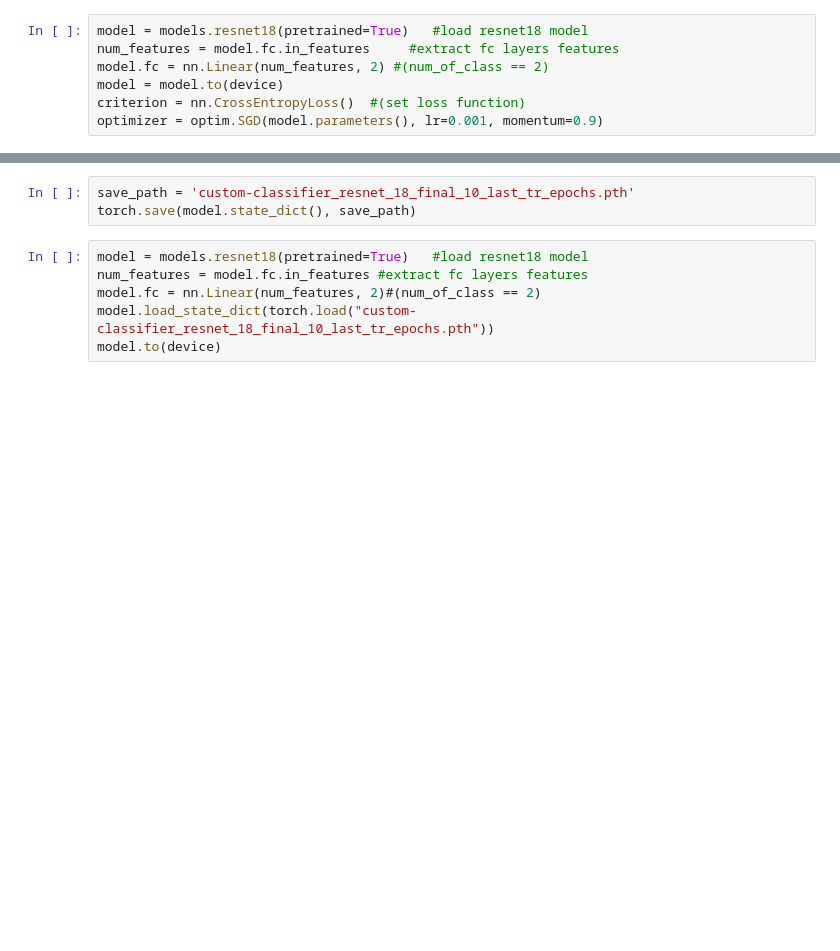
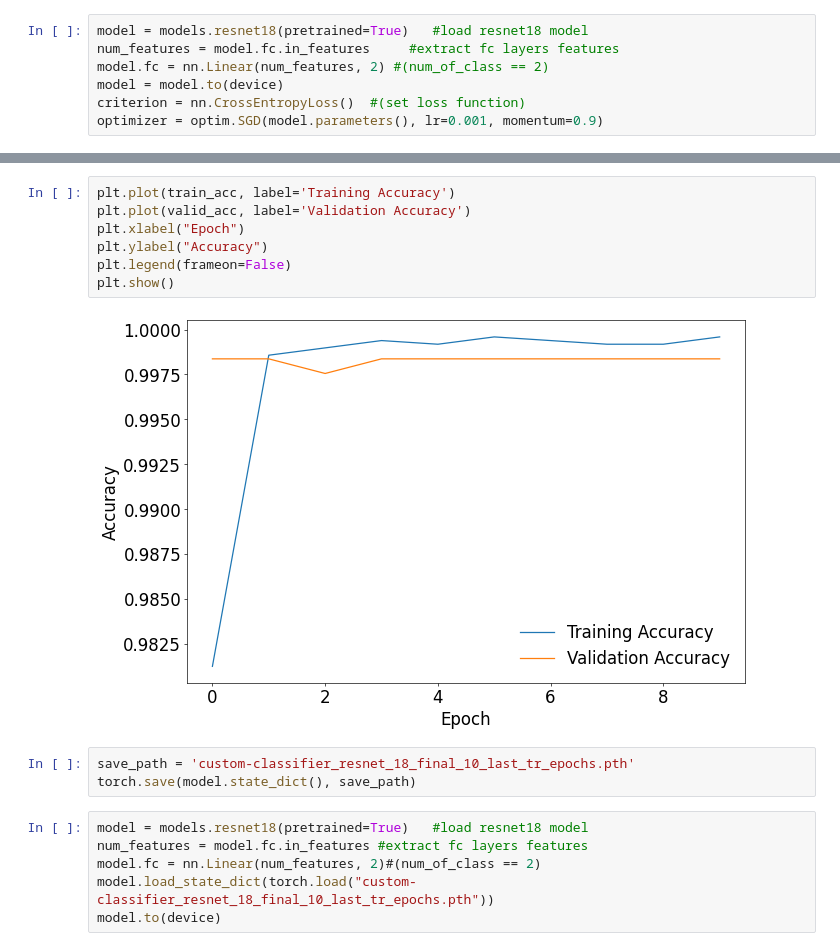
Before and after one commit to TarciusW/bt4222_project, a Jupyter notebook: CNN.ipynb, the cells around one changed output, grey strips where cells are left out. Cells and saved outputs as stored; diff of their text form; blank space fills up the shorter version.

```diff
--- a/CNN.ipynb
+++ b/CNN.ipynb
@@ -162,3 +176,12 @@ Epoch 10 running
+# %%
+plt.plot(train_acc, label='Training Accuracy')
+plt.plot(valid_acc, label='Validation Accuracy')
+plt.xlabel("Epoch")
+plt.ylabel("Accuracy")
+plt.legend(frameon=False)
+plt.show()
+# %% [output]
+[figure, added]
 # %%
 save_path = 'custom-classifier_resnet_18_final_10_last_tr_epochs.pth'
 torch.save(model.state_dict(), save_path)
```
Also changed, not shown: parts of 4 cells of this notebook, 1 other file.
